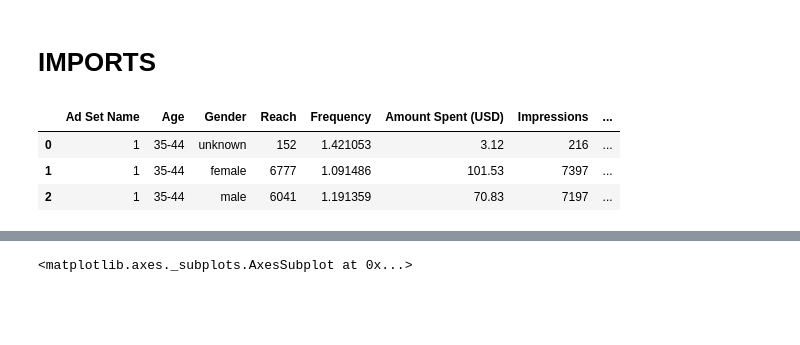
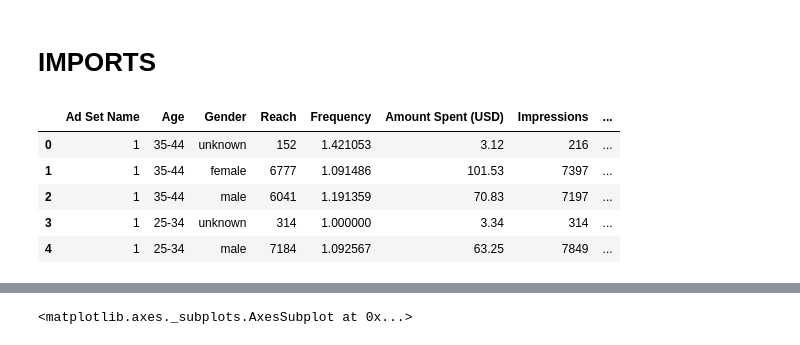
Before and after one commit to Lidetsal/Facebook-Ad-Project, a Jupyter notebook: Data Prep.ipynb, the cells around one changed output, grey strips where cells are left out. Cells and saved outputs as stored; diff of their text form; code cells hidden in the pictures; blank space fills up the shorter version.

```diff
--- a/Data Prep.ipynb
+++ b/Data Prep.ipynb
@@ -47,17 +47,19 @@ from sklearn.model_selection import train_test_split
 # %%
 #import data and clean ad set column
 #change the type of the ad set column from strings to integers.
 
 fb_df = pd.read_csv('Analytics___Data_Science_Summer_Associate_Exercise_Data.csv')
 fb_df['Ad Set Name'] = fb_df['Ad Set Name'].str.replace('Ad Set', '')
 fb_df['Ad Set Name'] = fb_df['Ad Set Name'].astype(int)
 
 # print(fb_df.shape)
 # print(fb_df.isna().sum())
 
-fb_df.head(3)
+fb_df.head()
 # %% [output]
 |  | Ad Set Name | Age | Gender | Reach | Frequency | Amount Spent (USD) | Impressions | ... |
 | 0 | 1 | 35-44 | unknown | 152 | 1.421053 | 3.12 | 216 | ... |
 | 1 | 1 | 35-44 | female | 6777 | 1.091486 | 101.53 | 7397 | ... |
 | 2 | 1 | 35-44 | male | 6041 | 1.191359 | 70.83 | 7197 | ... |
+| 3 | 1 | 25-34 | unknown | 314 | 1.000000 | 3.34 | 314 | ... |
+| 4 | 1 | 25-34 | male | 7184 | 1.092567 | 63.25 | 7849 | ... |
```
Also changed, not shown: parts of 8 cells of this notebook, 1 other file.
